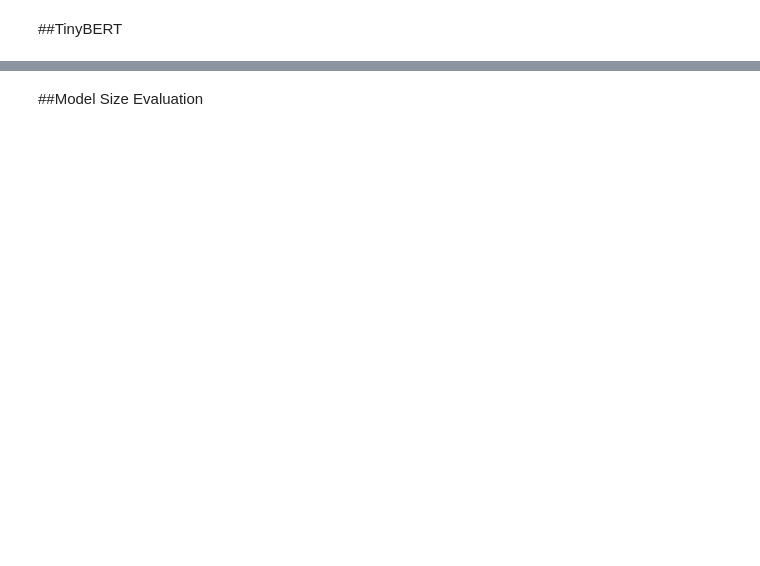
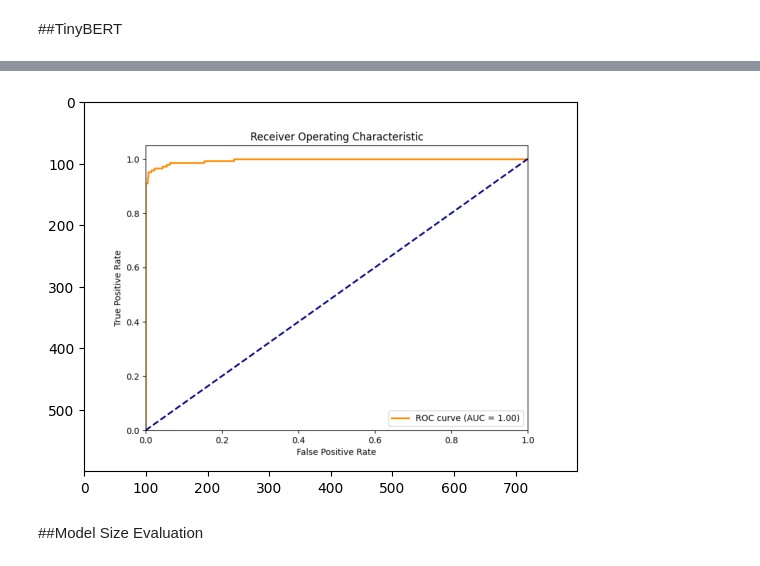
Before and after one commit to mirzaazwad/TYMBert, a Jupyter notebook: BERT_baseModel_evaluation_for_SMS_SPAM_classification_BERT_TinyBERT_MobileBERT.ipynb, the cells around one changed output, grey strips where cells are left out. Drawn from its saved outputs; the diff is of its cells as text; code cells hidden in the pictures; blank space fills up the shorter version.

```diff
--- a/BERT_baseModel_evaluation_for_SMS_SPAM_classification_BERT_TinyBERT_MobileBERT.ipynb
+++ b/BERT_baseModel_evaluation_for_SMS_SPAM_classification_BERT_TinyBERT_MobileBERT.ipynb
@@ -209,5 +343,30 @@ def preprocess_function(examples):
 # Tokenize train/test data
 tokenized_train = train_data.map(preprocess_function, batched=True)
 tokenized_test = test_data.map(preprocess_function, batched=True)
+# %%
+from transformers import TrainingArguments, Trainer
+
+# Training arguments for parameter tuning
+training_args = TrainingArguments(
+   "model",
+   learning_rate=2e-5,
+   per_device_train_batch_size=16,
+   per_device_eval_batch_size=16,
+   num_train_epochs=3,
+   weight_decay=0.01,
+   save_strategy="epoch",
+   report_to="none"
+)
+
+# Trainer which executes the training process
+trainer = Trainer(
+   model=model,
+   args=training_args,
+   train_dataset=tokenized_train,
+   eval_dataset=tokenized_test,
+   tokenizer=tokenizer,
+   data_collator=data_collator,
+   compute_metrics=compute_metrics,
+)
 # %%
 trainer.train()
@@ -215,0 +392,5 @@ trainer.evaluate()
+# %%
+results = trainer.predict(tokenized_test)
+
+# Generate ROC curve
+probs = softmax(results.predictions, axis=1)[:, 1]
@@ -216,3 +399,10 @@ trainer.evaluate()
+# %%
+import matplotlib.pyplot as plt
+plot_roc_curve(results.label_ids, probs)
+plt.imshow(plt.imread('roc_curve.png'))
+plt.show()
+# %% [output]
+[figure, added]
 # %% [markdown]
 ##Model Size Evaluation
 # %%
```
Also changed, not shown: parts of 29 cells of this notebook, 1 other file.
